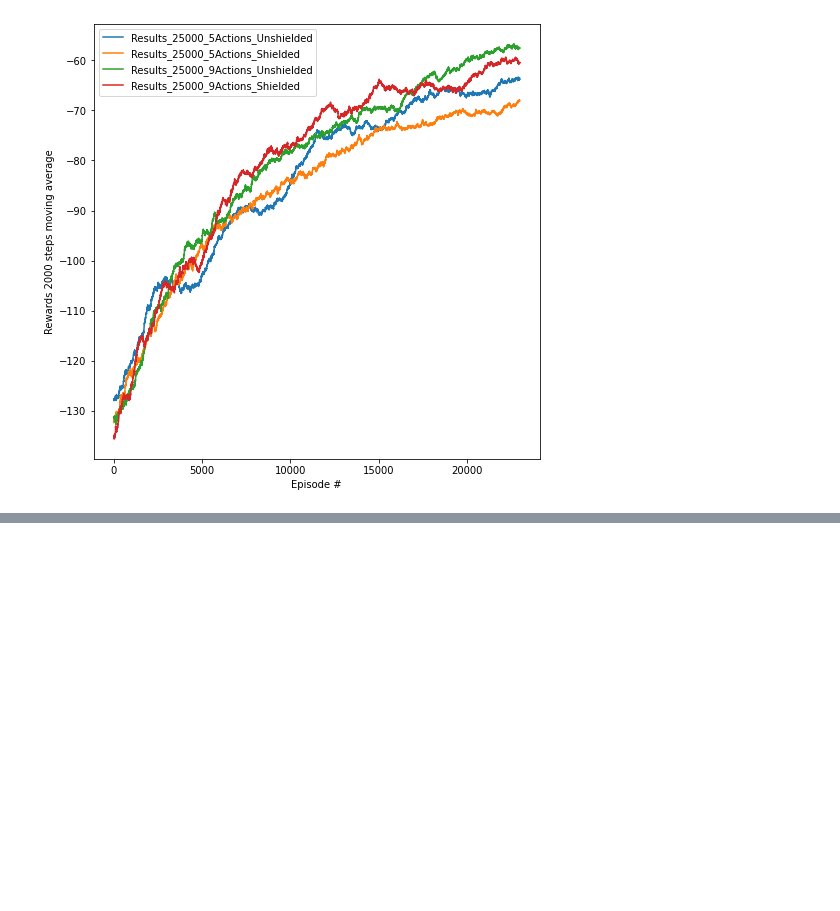
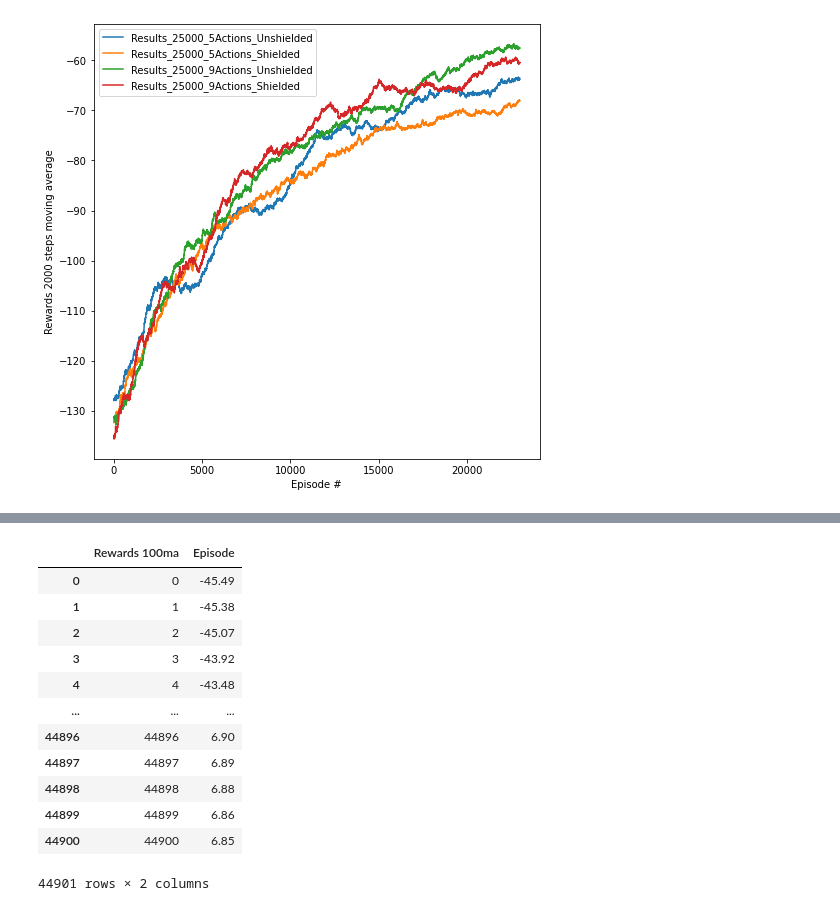
Before and after one commit to BOBROSS1/safe-rl-gridworld, a Jupyter notebook: results.ipynb, the cells around one changed output, grey strips where cells are left out. Cells and saved outputs as stored; diff of their text form; code cells hidden in the pictures; blank space fills up the shorter version.

```diff
--- a/results.ipynb
+++ b/results.ipynb
@@ -43,0 +75,16 @@ plt.show()
+# %%
+df_moving_avg
+# %% [output]
+|  | Rewards 100ma | Episode |
+| 0 | 0 | -45.49 |
+| 1 | 1 | -45.38 |
+| 2 | 2 | -45.07 |
+| 3 | 3 | -43.92 |
+| 4 | 4 | -43.48 |
+| ... | ... | ... |
+| 44896 | 44896 | 6.90 |
+| 44897 | 44897 | 6.89 |
+| 44898 | 44898 | 6.88 |
+| 44899 | 44899 | 6.86 |
+| 44900 | 44900 | 6.85 |
+44901 rows × 2 columns
```
Also changed, not shown: parts of 8 cells of this notebook, 48 other files.
